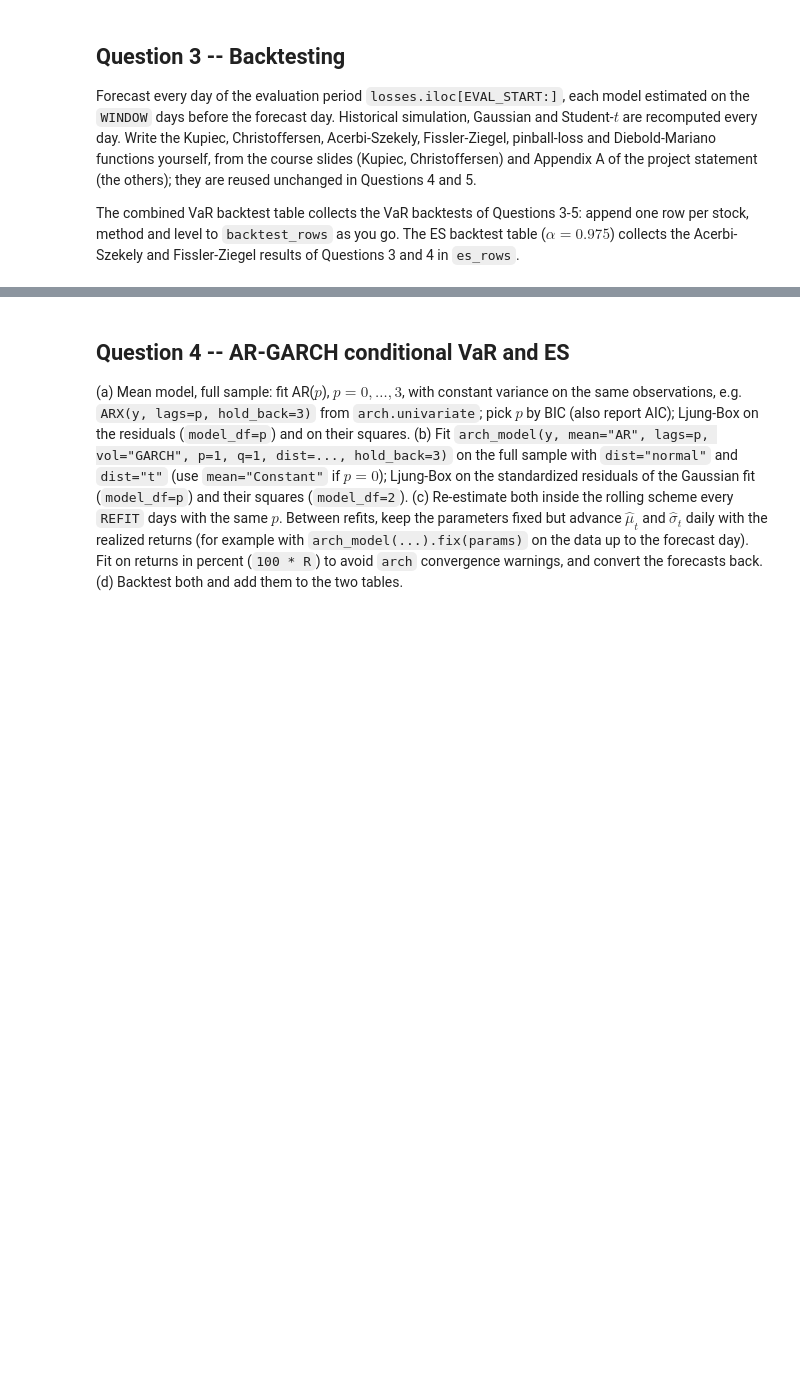
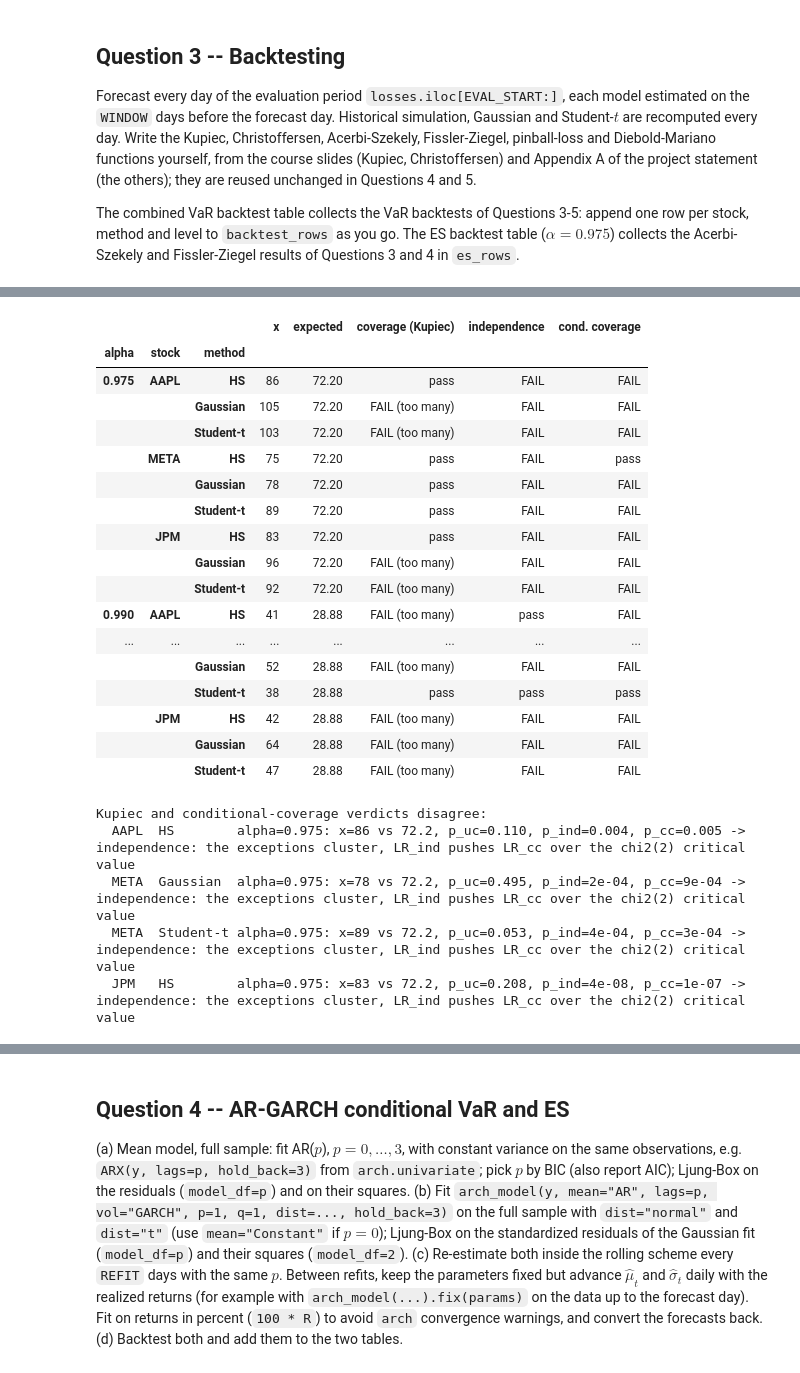
Before and after one commit to AaravKDesai/QRM_Project, a Jupyter notebook: Project_template.ipynb, the cells around one changed output, grey strips where cells are left out. Cells and saved outputs as stored; diff of their text form; code cells hidden in the pictures; blank space fills up the shorter version.

```diff
--- a/Project_template.ipynb
+++ b/Project_template.ipynb
@@ -235,0 +447,44 @@ def fissler_ziegel_loss(loss: np.ndarray, var: np.ndarray, es: np.ndarray, alpha
+# %%
+# Question 3(b): which methods fail coverage / independence at the 5% level, and Kupiec vs conditional-coverage disagreements
+TEST_LEVEL = 0.05
+q3_bt = pd.DataFrame([r for r in backtest_rows if r["method"] in Q3_METHODS])
+verdict = q3_bt[["alpha", "stock", "method", "x", "expected"]].copy()
+verdict["coverage (Kupiec)"] = np.where(q3_bt["p_uc"] >= TEST_LEVEL, "pass",
+                                        np.where(q3_bt["x"] > q3_bt["expected"], "FAIL (too many)", "FAIL (too few)"))
+verdict["independence"] = np.where(q3_bt["p_ind"] < TEST_LEVEL, "FAIL", "pass")
+verdict["cond. coverage"] = np.where(q3_bt["p_cc"] < TEST_LEVEL, "FAIL", "pass")
+display(verdict.sort_values(["alpha", "stock"], key=lambda s: s.map(TICKERS.index) if s.name == "stock" else s, kind="stable")
+               .set_index(["alpha", "stock", "method"]))
+
+print("Kupiec and conditional-coverage verdicts disagree:")
+for r in q3_bt.itertuples():
+    uc_rej, cc_rej = r.p_uc < TEST_LEVEL, r.p_cc < TEST_LEVEL
+    if uc_rej != cc_rej:
+        cause = ("independence: the exceptions cluster, LR_ind pushes LR_cc over the chi2(2) critical value" if cc_rej else
+                 "coverage: LR_uc alone is significant, but adding a small LR_ind and moving to 2 df dilutes it")
+        print(f"  {r.stock:5s} {r.method:9s} alpha={r.alpha}: x={r.x} vs {r.expected:.1f}, p_uc={fmt_p(r.p_uc)}, "
+              f"p_ind={fmt_p(r.p_ind)}, p_cc={fmt_p(r.p_cc)} -> {cause}")
+# %% [output]
+|  |  |  | x | expected | coverage (Kupiec) | independence | cond. coverage |
+| alpha | stock | method |  |  |  |  |  |
+| 0.975 | AAPL | HS | 86 | 72.20 | pass | FAIL | FAIL |
+|  |  | Gaussian | 105 | 72.20 | FAIL (too many) | FAIL | FAIL |
+|  |  | Student-t | 103 | 72.20 | FAIL (too many) | FAIL | FAIL |
+|  | META | HS | 75 | 72.20 | pass | FAIL | pass |
+|  |  | Gaussian | 78 | 72.20 | pass | FAIL | FAIL |
+|  |  | Student-t | 89 | 72.20 | pass | FAIL | FAIL |
+|  | JPM | HS | 83 | 72.20 | pass | FAIL | FAIL |
+|  |  | Gaussian | 96 | 72.20 | FAIL (too many) | FAIL | FAIL |
+|  |  | Student-t | 92 | 72.20 | FAIL (too many) | FAIL | FAIL |
+| 0.990 | AAPL | HS | 41 | 28.88 | FAIL (too many) | pass | FAIL |
+| ... | ... | ... | ... | ... | ... | ... | ... |
+|  |  | Gaussian | 52 | 28.88 | FAIL (too many) | FAIL | FAIL |
+|  |  | Student-t | 38 | 28.88 | pass | pass | pass |
+|  | JPM | HS | 42 | 28.88 | FAIL (too many) | FAIL | FAIL |
+|  |  | Gaussian | 64 | 28.88 | FAIL (too many) | FAIL | FAIL |
+|  |  | Student-t | 47 | 28.88 | FAIL (too many) | FAIL | FAIL |
+Kupiec and conditional-coverage verdicts disagree:
+  AAPL  HS        alpha=0.975: x=86 vs 72.2, p_uc=0.110, p_ind=0.004, p_cc=0.005 -> independence: the exceptions cluster, LR_ind pushes LR_cc over the chi2(2) critical value
+  META  Gaussian  alpha=0.975: x=78 vs 72.2, p_uc=0.495, p_ind=2e-04, p_cc=9e-04 -> independence: the exceptions cluster, LR_ind pushes LR_cc over the chi2(2) critical value
+  META  Student-t alpha=0.975: x=89 vs 72.2, p_uc=0.053, p_ind=4e-04, p_cc=3e-04 -> independence: the exceptions cluster, LR_ind pushes LR_cc over the chi2(2) critical value
+  JPM   HS        alpha=0.975: x=83 vs 72.2, p_uc=0.208, p_ind=4e-08, p_cc=1e-07 -> independence: the exceptions cluster, LR_ind pushes LR_cc over the chi2(2) critical value
```
Also changed, not shown: parts of 6 cells of this notebook.
